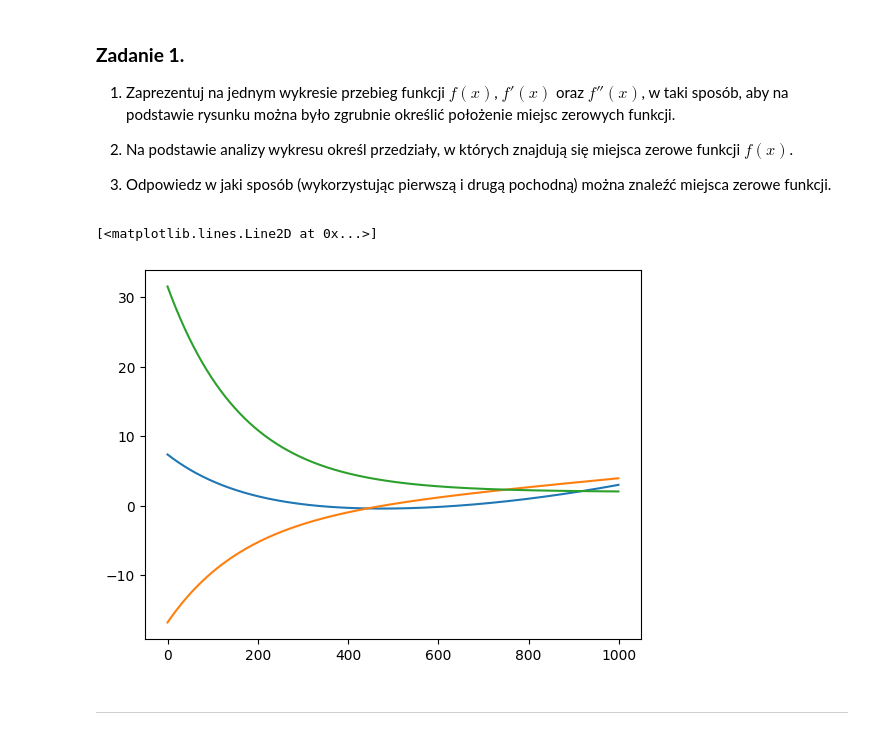
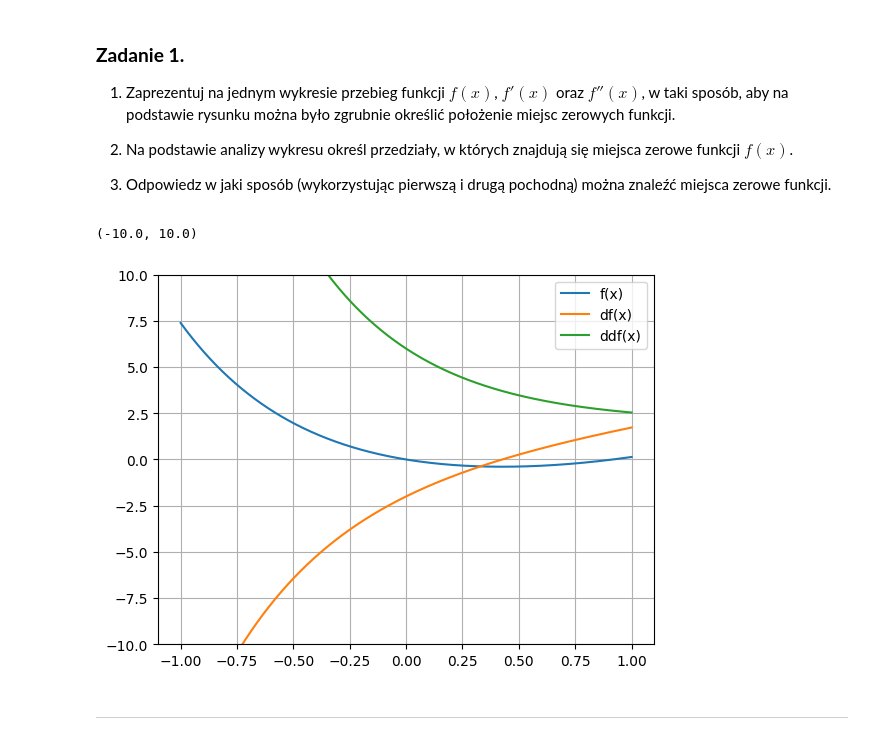
Before and after one commit to MN-KJ-2025/lab8-nieliniowe-miloszjucha, a Jupyter notebook: sprawozdanie.ipynb, the cells around one changed output. Cells and saved outputs as stored; diff of their text form; code cells hidden in the pictures.

```diff
--- a/sprawozdanie.ipynb
+++ b/sprawozdanie.ipynb
@@ -55,17 +56,18 @@ import matplotlib.pyplot as plt
 3. Odpowiedz w jaki sposób (wykorzystując pierwszą i drugą pochodną) można znaleźć miejsca zerowe funkcji.
 # %%
 # ===== Twoja implementacja tutaj =====
-x= np.linspace(-10,10,1000)
-
-
-
-plt.figure()
-plt.plot(x,main.func(x))
-plt.plot(x,main.dfunc(x))
-plt.plot(x,main.ddfunc(x))
+x = np.linspace(-1,1,1000)
+fig, ax = plt.subplots()
+ax.plot(x,main.func(x), label='f(x)')
+ax.plot(x,main.dfunc(x), label= 'df(x)')
+ax.plot(x,main.ddfunc(x), label= 'ddf(x)')
+ax.grid()
+ax.legend()
+ax.set_ylim(-10,10)
+#Przedzialy: [-0.25, 0.25], [0.75,1]
 # %% [output]
-[<matplotlib.lines.Line2D at 0x...>]
+(-10.0, 10.0)
-[figure, old version]
+[figure, new version]
 # %% [markdown]
 ---
 # %% [markdown]
```
Also changed, not shown: parts of 5 cells of this notebook, 1 other file.
